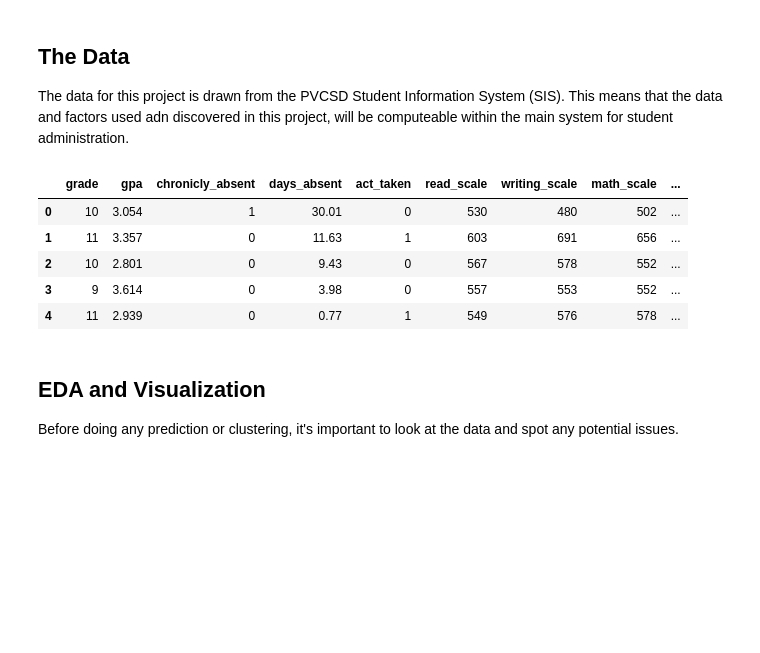
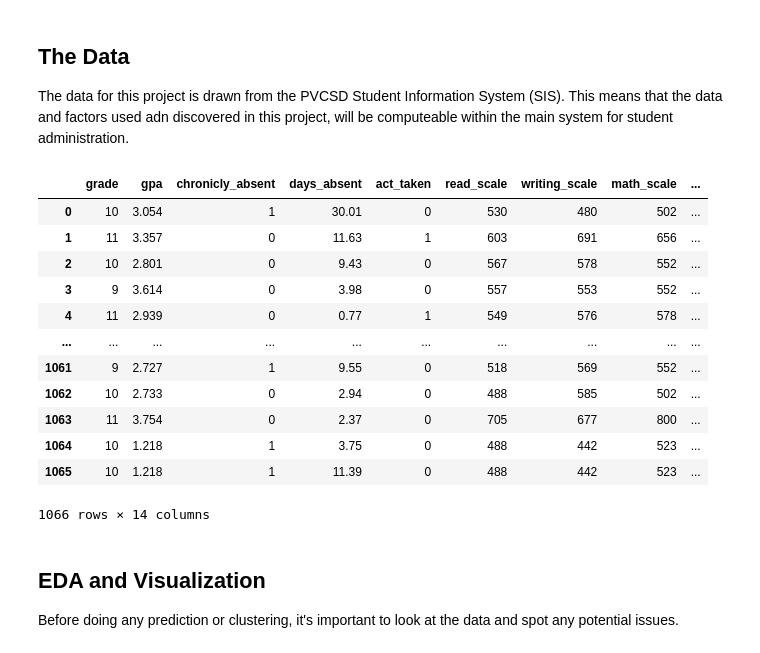
Before and after one commit to delabj/Python-For-Stats, a Jupyter notebook: Final Project/Project.ipynb, the cells around one changed output. Drawn from its saved outputs; the diff is of its cells as text; code cells hidden in the pictures; blank space fills up the shorter version.

```diff
--- a/Final Project/Project.ipynb
+++ b/Final Project/Project.ipynb
@@ -10,21 +10,28 @@ The data for this project is drawn from the PVCSD Student Information System (SI
 # %%
 import pandas as pd
 import numpy as np
 import matplotlib.pyplot as plt
 import seaborn as sns
 from plotnine import *
 
 
 data = pd.read_csv('data.csv', header=0)
 
-data.head()
+data
 # %% [output]
 |  | grade | gpa | chronicly_absent | days_absent | act_taken | read_scale | writing_scale | math_scale | ... |
 | 0 | 10 | 3.054 | 1 | 30.01 | 0 | 530 | 480 | 502 | ... |
 | 1 | 11 | 3.357 | 0 | 11.63 | 1 | 603 | 691 | 656 | ... |
 | 2 | 10 | 2.801 | 0 | 9.43 | 0 | 567 | 578 | 552 | ... |
 | 3 | 9 | 3.614 | 0 | 3.98 | 0 | 557 | 553 | 552 | ... |
 | 4 | 11 | 2.939 | 0 | 0.77 | 1 | 549 | 576 | 578 | ... |
+| ... | ... | ... | ... | ... | ... | ... | ... | ... | ... |
+| 1061 | 9 | 2.727 | 1 | 9.55 | 0 | 518 | 569 | 552 | ... |
+| 1062 | 10 | 2.733 | 0 | 2.94 | 0 | 488 | 585 | 502 | ... |
+| 1063 | 11 | 3.754 | 0 | 2.37 | 0 | 705 | 677 | 800 | ... |
+| 1064 | 10 | 1.218 | 1 | 3.75 | 0 | 488 | 442 | 523 | ... |
+| 1065 | 10 | 1.218 | 1 | 11.39 | 0 | 488 | 442 | 523 | ... |
+1066 rows × 14 columns
 # %% [markdown]
 ## EDA and Visualization
 
```
Also changed, not shown: parts of 8 cells of this notebook.
